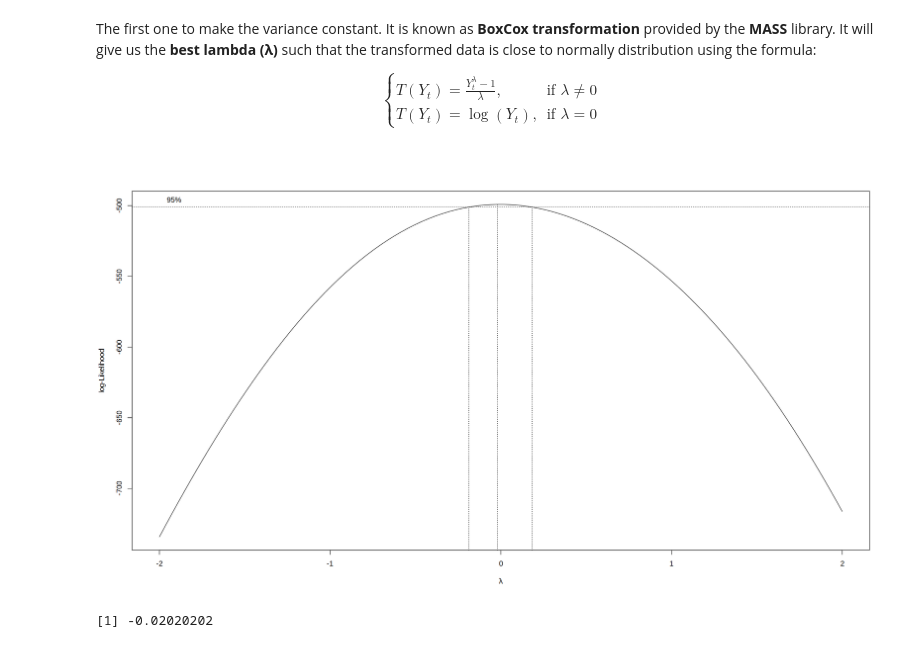
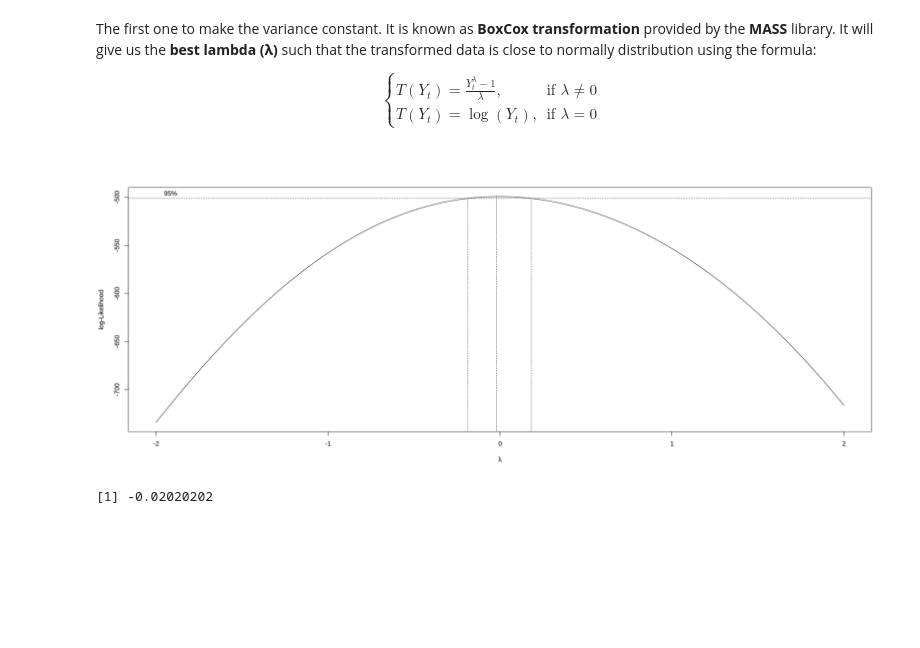
Before and after one commit to muohannedxd/Time-Series-Analysis-and-Forecasting-of-Cinema-Occupancy-Rate, a Jupyter notebook: mohanned_kadache_g3_project.ipynb, the cells around one changed output. Drawn from its saved outputs; the diff is of its cells as text; code cells hidden in the pictures; blank space fills up the shorter version.

```diff
--- a/mohanned_kadache_g3_project.ipynb
+++ b/mohanned_kadache_g3_project.ipynb
@@ -133,11 +134,12 @@ The first one to make the variance constant. It is known as **BoxCox transformat
 # %%
 # extract numeric values from the time series
 occu_values = as.numeric(ts_occu)
 
 # apply the boxcox transformation
+options(repr.plot.width = 20, repr.plot.height = 8)
 ts_occu_boxcox = boxcox(occu_values ~ 1)
 # %% [output]
-[figure, old version]
+[figure, new version]
 # %%
 # extract the best lambda value
 best_lambda = ts_occu_boxcox$x[which.max(ts_occu_boxcox$y)]
```
Also changed, not shown: parts of 78 cells of this notebook, 2 other files.
